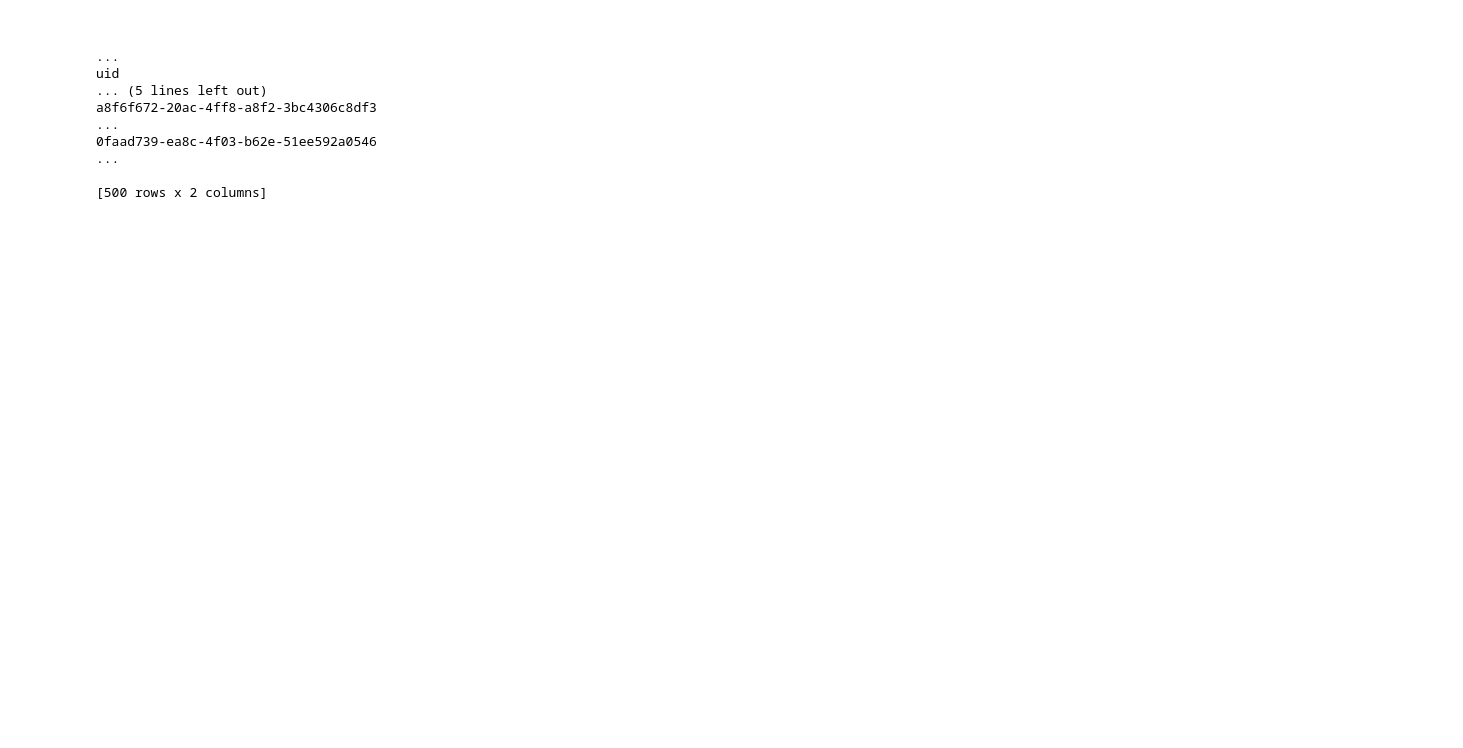
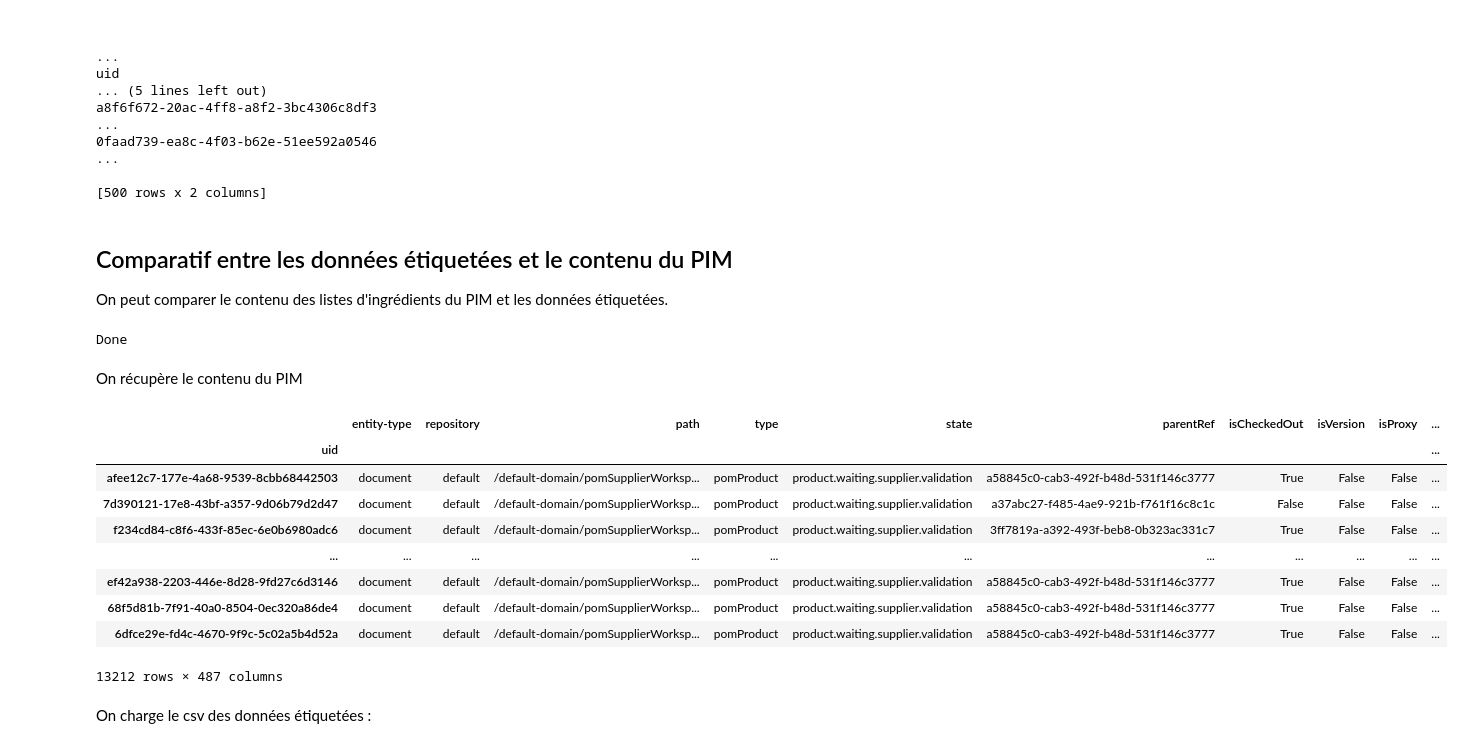
Before and after one commit to UltraDiuve/PIM-Recognizer, a Jupyter notebook: report/notebooks/ground_truth_constitution.ipynb, the cells around one changed output. Drawn from its saved outputs; the diff is of its cells as text; code cells hidden in the pictures; blank space fills up the shorter version.

```diff
--- a/report/notebooks/ground_truth_constitution.ipynb
+++ b/report/notebooks/ground_truth_constitution.ipynb
@@ -192,3 +192,32 @@ a8f6f672-20ac-4ff8-a8f2-3bc4306c8df3
 0faad739-ea8c-4f03-b62e-51ee592a0546                                                                                                                                                                     ...
 
 [500 rows x 2 columns]
+# %% [markdown]
+## Comparatif entre les données étiquetées et le contenu du PIM
+
+On peut comparer le contenu des listes d'ingrédients du PIM et les données étiquetées.
+# %%
+requester = Requester('prd')
+requester.fetch_all_from_PIM()
+requester.result
+# %% [output]
+Done
+# %% [markdown]
+On récupère le contenu du PIM
+# %%
+df = requester.result_to_dataframe()
+pim_ds = df['properties.pprodc:ingredientsList']
+pim_ds
+# %% [output]
+|  | entity-type | repository | path | type | state | parentRef | isCheckedOut | isVersion | isProxy | ... |
+| uid |  |  |  |  |  |  |  |  |  | ... |
+| afee12c7-177e-4a68-9539-8cbb68442503 | document | default | /default-domain/pomSupplierWorksp... | pomProduct | product.waiting.supplier.validation | a58845c0-cab3-492f-b48d-531f146c3777 | True | False | False | ... |
+| 7d390121-17e8-43bf-a357-9d06b79d2d47 | document | default | /default-domain/pomSupplierWorksp... | pomProduct | product.waiting.supplier.validation | a37abc27-f485-4ae9-921b-f761f16c8c1c | False | False | False | ... |
+| f234cd84-c8f6-433f-85ec-6e0b6980adc6 | document | default | /default-domain/pomSupplierWorksp... | pomProduct | product.waiting.supplier.validation | 3ff7819a-a392-493f-beb8-0b323ac331c7 | True | False | False | ... |
+| ... | ... | ... | ... | ... | ... | ... | ... | ... | ... | ... |
+| ef42a938-2203-446e-8d28-9fd27c6d3146 | document | default | /default-domain/pomSupplierWorksp... | pomProduct | product.waiting.supplier.validation | a58845c0-cab3-492f-b48d-531f146c3777 | True | False | False | ... |
+| 68f5d81b-7f91-40a0-8504-0ec320a86de4 | document | default | /default-domain/pomSupplierWorksp... | pomProduct | product.waiting.supplier.validation | a58845c0-cab3-492f-b48d-531f146c3777 | True | False | False | ... |
+| 6dfce29e-fd4c-4670-9f9c-5c02a5b4d52a | document | default | /default-domain/pomSupplierWorksp... | pomProduct | product.waiting.supplier.validation | a58845c0-cab3-492f-b48d-531f146c3777 | True | False | False | ... |
+13212 rows × 487 columns
+# %% [markdown]
+On charge le csv des données étiquetées :
```
Also changed, not shown: parts of 9 cells of this notebook, 1 other file.
